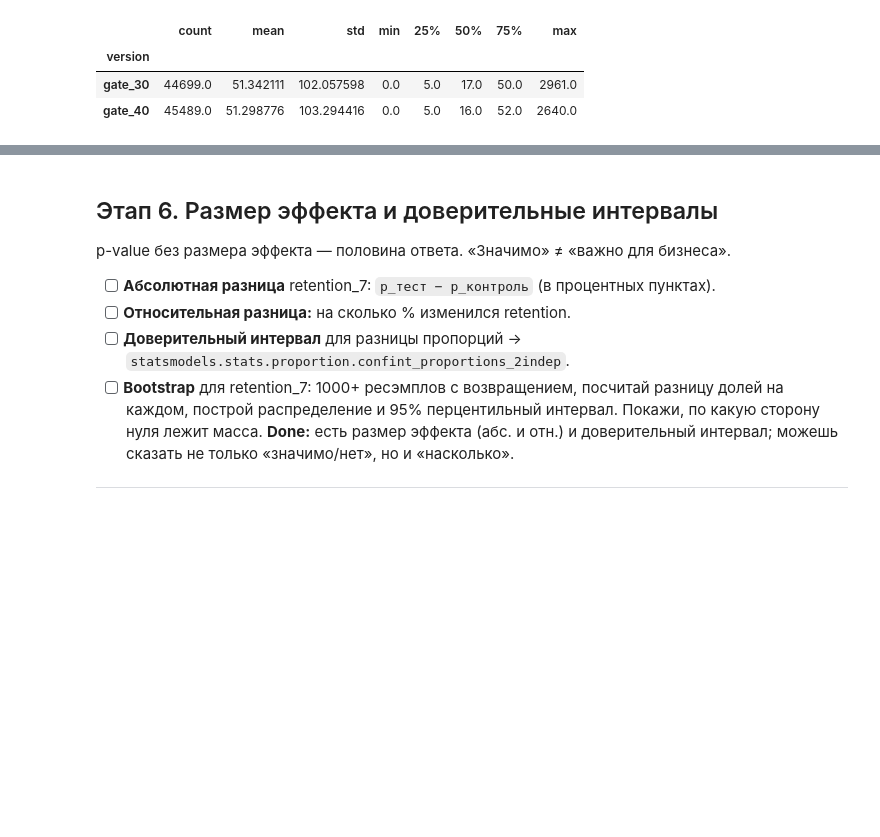
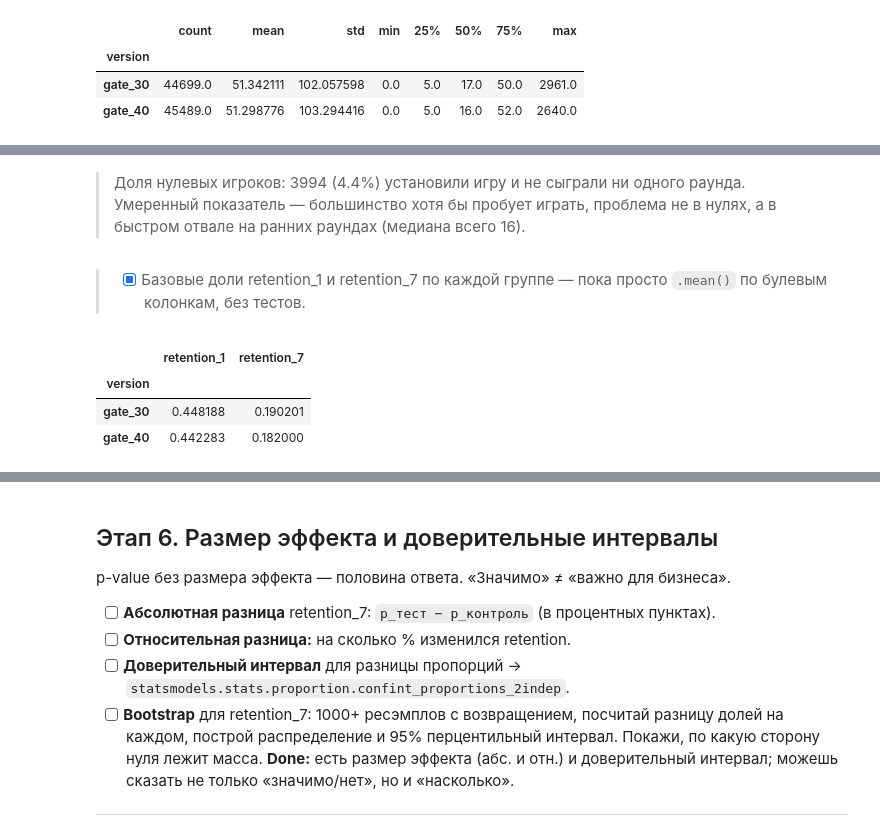
Before and after one commit to RudiFreeman/analytics-lab, a Jupyter notebook: ab-testing-cookie-cats/cookie_cats.ipynb, the cells around one changed output, grey strips where cells are left out. Cells and saved outputs as stored; diff of their text form; code cells hidden in the pictures; blank space fills up the shorter version.

```diff
--- a/ab-testing-cookie-cats/cookie_cats.ipynb
+++ b/ab-testing-cookie-cats/cookie_cats.ipynb
@@ -221,0 +254,12 @@ df_clean.groupby('version')['sum_gamerounds'].describe()
+# %% [markdown]
+> Доля нулевых игроков: 3994 (4.4%) установили игру и не сыграли ни одного раунда.
+> Умеренный показатель — большинство хотя бы пробует играть, проблема не в нулях, а в быстром отвале на ранних раундах (медиана всего 16).
+# %% [markdown]
+> - [X] Базовые доли retention_1 и retention_7 по каждой группе — пока просто `.mean()` по булевым колонкам, без тестов.
+# %%
+df.groupby('version')[['retention_1', 'retention_7']].mean()
+# %% [output]
+|  | retention_1 | retention_7 |
+| version |  |  |
+| gate_30 | 0.448188 | 0.190201 |
+| gate_40 | 0.442283 | 0.182000 |
```
Also changed, not shown: parts of 29 cells of this notebook, 1 other file.
